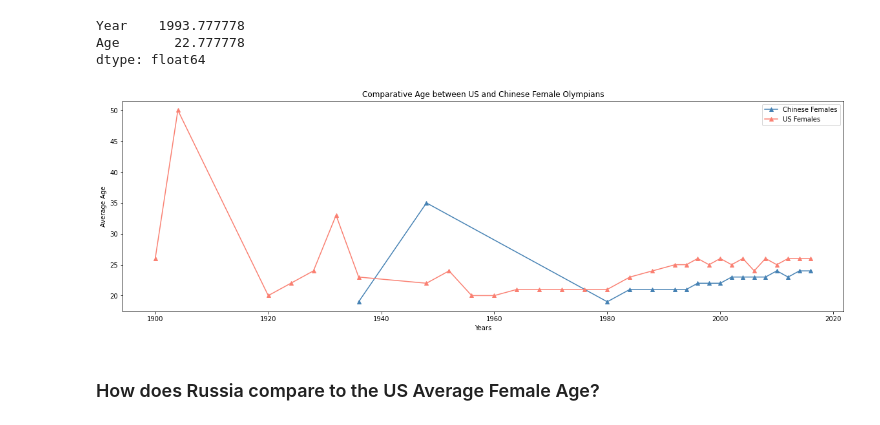
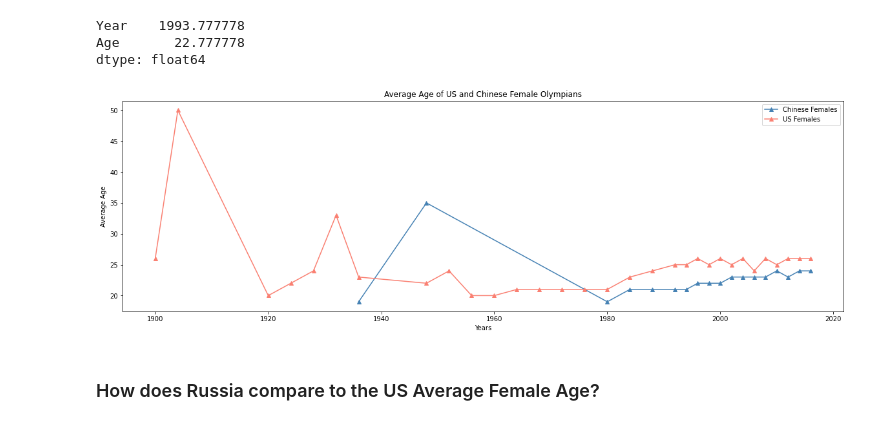
Before and after one commit to fhelms8/Git_Sum_Group_Prj, a Jupyter notebook: Tyler_Work_Age.ipynb, the cells around one changed output. Saved outputs shown, nothing was run; the diff lists cells and outputs as text; code cells hidden in the pictures.

Commit message:
Added Age Analysis graphs to Visualizations

```diff
--- a/Tyler_Work_Age.ipynb
+++ b/Tyler_Work_Age.ipynb
@@ -305,22 +305,22 @@ dtype: float64
 # %%
 #Creating line chart for comparison of US Female vs Chinese Female Olympians
 women_chn = women_age_chn
 us_women = us_women_age
 
 f = plt.figure()
 f.set_figwidth(20)
 f.set_figheight(6)
 
 plt.plot(women_chn['Year'], women_chn['Age'], marker = '^', color='steelblue', label= "Chinese Females")
 plt.plot(us_women['Year'], us_women['Age'], marker = '^', color='salmon', label= "US Females")
 
 plt.xlabel("Years")
 plt.ylabel("Average Age")
-plt.title("Comparative Age between US and Chinese Female Olympians")
+plt.title("Average Age of US and Chinese Female Olympians")
 plt.legend(loc="upper right")
 plt.show()
 # %% [output]
-[figure, old version]
+[figure, new version]
 # %% [markdown]
 ### How does Russia compare to the US Average Female Age?
 # %%
```
Also changed, not shown: parts of 2 cells of this notebook, 4 other files.
